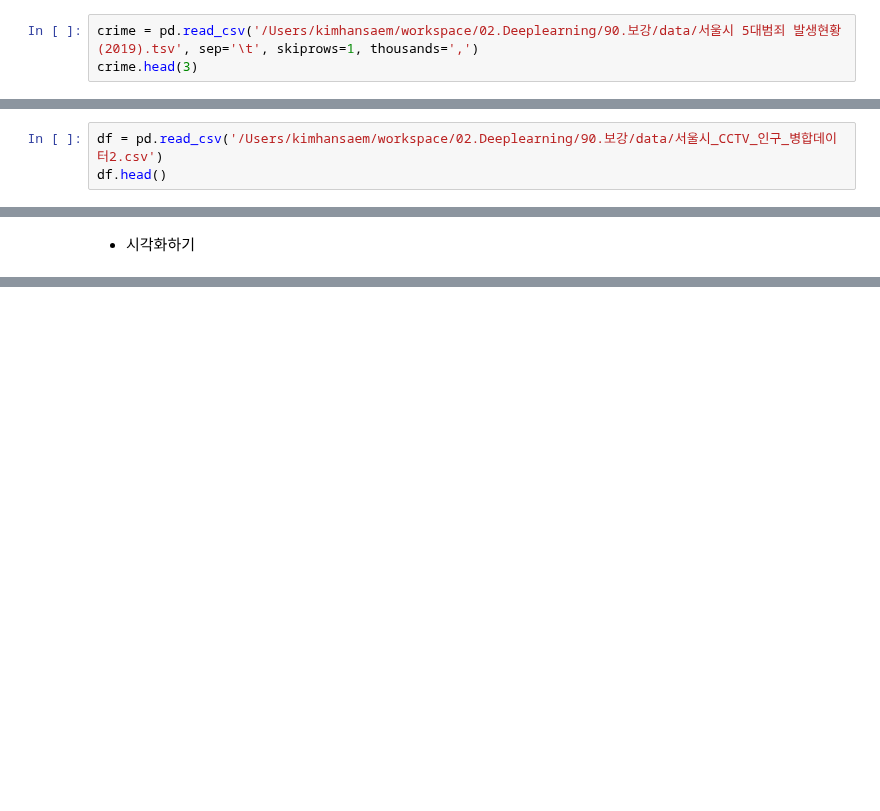
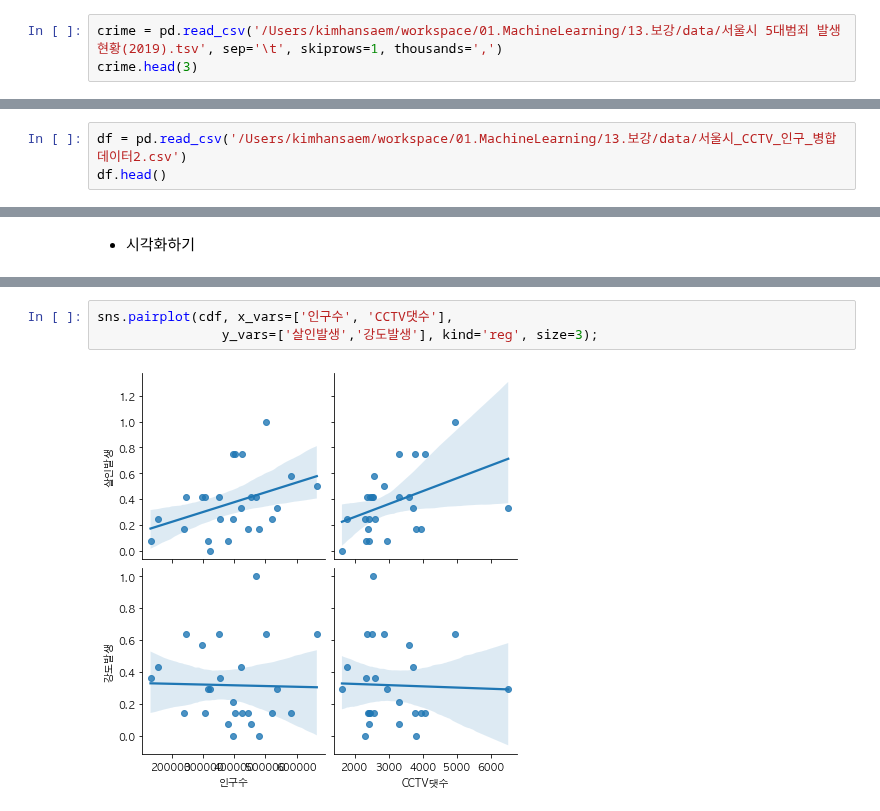
Before and after one commit to saemsaemoo/MachineLearning-2021-12, a Jupyter notebook: 13.보강/11.서울시범죄.ipynb, the cells around one changed output, grey strips where cells are left out. Saved outputs shown, nothing was run; the diff lists cells and outputs as text; blank space fills up the shorter version.

```diff
--- a/13.보강/11.서울시범죄.ipynb
+++ b/13.보강/11.서울시범죄.ipynb
@@ -38,7 +34,7 @@ import matplotlib.pyplot as plt
 mpl.rc('font', family='AppleGothic')
 mpl.rc('axes', unicode_minus=False)     # 한글 폰트 사용 시, 마이너스 글자가 깨지는 현상을 해결
 # %%
-crime = pd.read_csv('/Users/kimhansaem/workspace/02.Deeplearning/90.보강/data/서울시 5대범죄 발생현황(2019).tsv', sep='\t', skiprows=1, thousands=',')
+crime = pd.read_csv('/Users/kimhansaem/workspace/01.MachineLearning/13.보강/data/서울시 5대범죄 발생현황(2019).tsv', sep='\t', skiprows=1, thousands=',')
 crime.head(3)
 # %% [output]
 |  | 기간 | 자치구 | 발생 | 검거 | 발생.1 | 검거.1 | 발생.2 | 검거.2 | 발생.3 | 검거.3 | 발생.4 | ... |
@@ -119,7 +115,7 @@ crime.head(3)
 | 2 | 중구 | 0.08 | 0.36 | 0.18 | 0.65 | 0.29 | 50.0 | 83.33 | 58.97 | 47.68 | 84.96 |
 | 3 | 용산구 | 0.17 | 0.14 | 0.32 | 0.10 | 0.33 | 100.0 | 100.00 | 87.13 | 54.45 | 89.54 |
 # %%
-df = pd.read_csv('/Users/kimhansaem/workspace/02.Deeplearning/90.보강/data/서울시_CCTV_인구_병합데이터2.csv')
+df = pd.read_csv('/Users/kimhansaem/workspace/01.MachineLearning/13.보강/data/서울시_CCTV_인구_병합데이터2.csv')
 df.head()
 # %% [output]
 |  | 구별 | CCTV댓수 | 최근증가율 | 인구수 | 외국인 | 고령자 | 외국인비율 | 고령자비율 |
@@ -157,0 +154,5 @@ sns.pairplot(cdf, vars=['강도발생', '살인발생', '폭력발생'], kind='r
+# %%
+sns.pairplot(cdf, x_vars=['인구수', 'CCTV댓수'],
+                y_vars=['살인발생','강도발생'], kind='reg', size=3);
+# %% [output]
+[figure, added]
```
Also changed, not shown: parts of 13 cells of this notebook, 3 other files.
